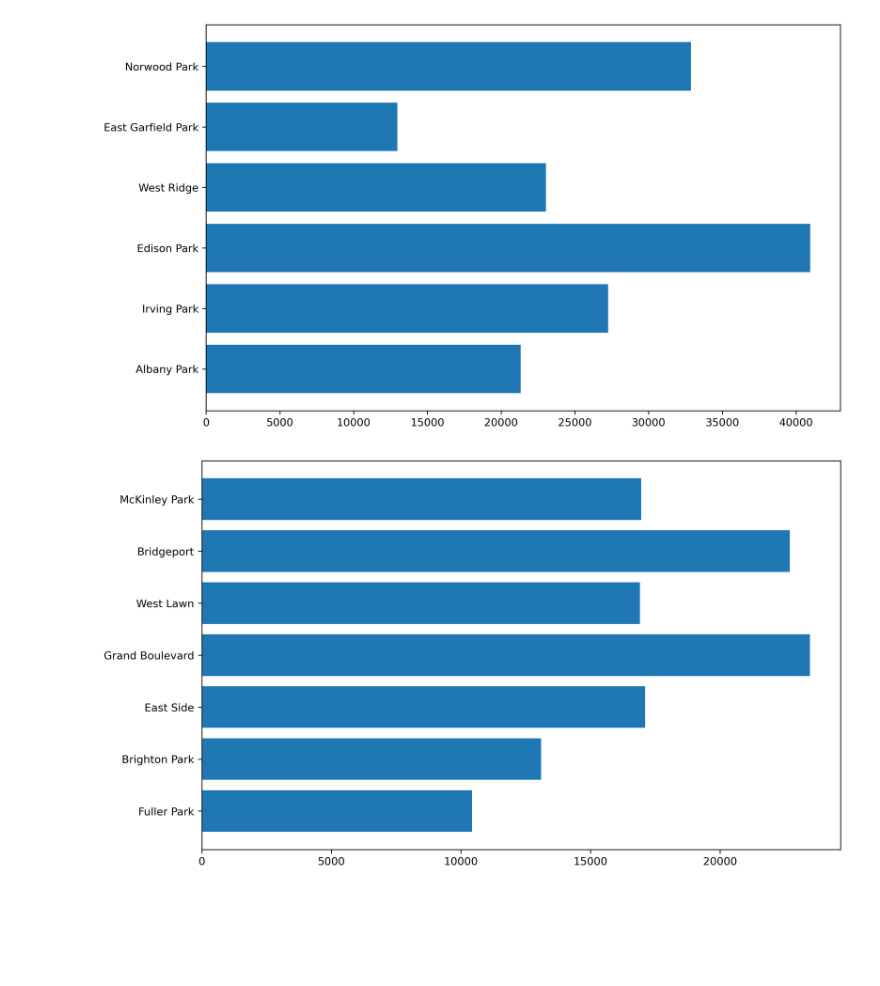
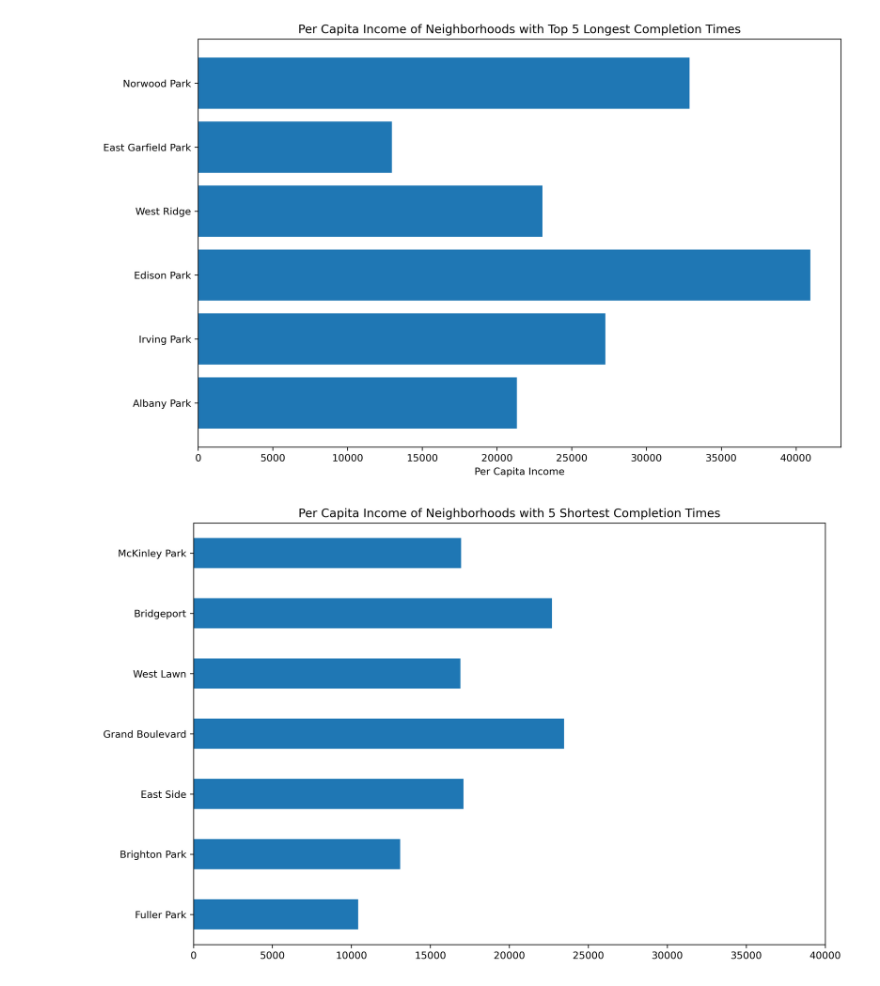
Before and after one commit to csridlen/Python-Project-1, a Jupyter notebook: code/census-pot.ipynb, the cells around one changed output. Cells and saved outputs as stored; diff of their text form; code cells hidden in the pictures; blank space fills up the shorter version.

```diff
--- a/code/census-pot.ipynb
+++ b/code/census-pot.ipynb
@@ -100,16 +100,33 @@ plt.show()
 # %%
 # What is the per capita income of commmunities with top 5 longest completion times?
 # Bottom 5?
-fig = plt.figure(figsize=(16 / 1.5, 10 / 1.5), dpi=300)
+fig_1 = plt.figure(figsize=(16 / 1.5, 10 / 1.5), dpi=300)
 top_5 = working_data[working_data["Completion Time"] >= 45]
 bottom_5 = working_data[working_data["Completion Time"] <= 16]
 bottom_5
 
 plt.barh(top_5["Community Area Name"], top_5["Per Capita Income"])
+plt.title("Per Capita Income of Neighborhoods with Top 5 Longest Completion Times")
+plt.xlabel("Per Capita Income")
 plt.show()
-fig = plt.figure(figsize=(16 / 1.5, 10 / 1.5), dpi=300)
-plt.barh(bottom_5["Community Area Name"], bottom_5["Per Capita Income"])
-plt.show()
+
+
+# Use pandas for this plot
+plt.rcParams["figure.figsize"] = [16 / 1.5, 10 / 1.5]
+plt.rcParams["figure.autolayout"] = True
+plt.rcParams["figure.dpi"] = 300
+fig_2 = bottom_5.plot("Community Area Name", "Per Capita Income", kind = "barh",
+              title = "Per Capita Income of Neighborhoods with 5 Shortest Completion Times",
+              xlim = [0, 40000],
+             ylabel = "Per Capita Income",
+             xlabel = "",
+             legend = False)
+
+# Save plots to artifacts
+top_5 = fig_1.get_figure()
+top_5.savefig("artifacts/top_5.png")
+bottom_5 = fig_2.get_figure()
+bottom_5.savefig("artifacts/bottom_5.png")
 # %% [output]
-[figure, old version]
+[figure, new version]
-[figure, old version]
+[figure, new version]
```
Also changed, not shown: parts of 4 cells of this notebook, 4 other files.
